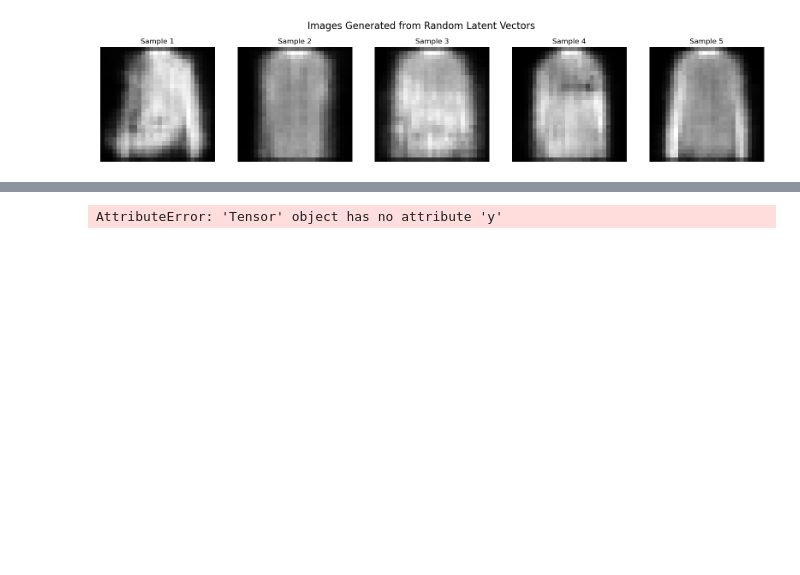
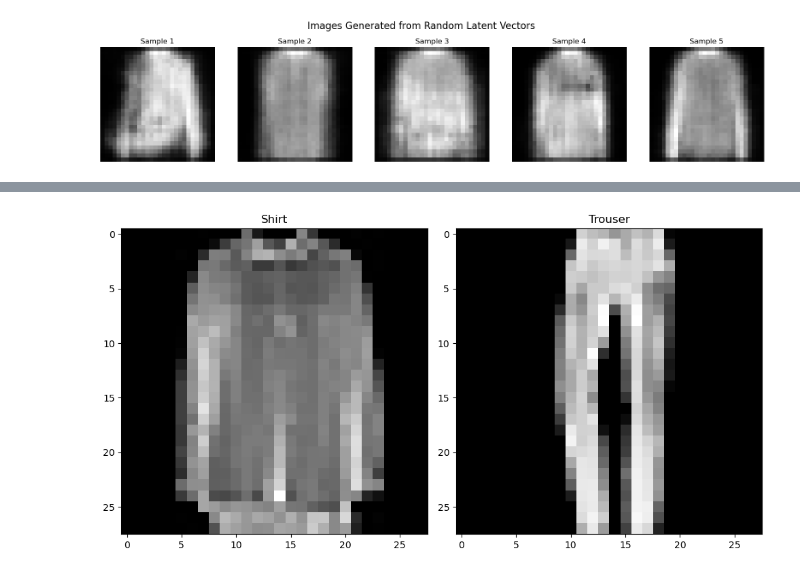
Before and after one commit to NatPath/Deep_learning_technion, a Jupyter notebook: Project - Autodecoder/AD_project_part2_guassian.ipynb, the cells around one changed output, grey strips where cells are left out. Cells and saved outputs as stored; diff of their text form; code cells hidden in the pictures; blank space fills up the shorter version.

```diff
--- a/Project - Autodecoder/AD_project_part2_guassian.ipynb
+++ b/Project - Autodecoder/AD_project_part2_guassian.ipynb
@@ -200,2 +151,0 @@ AttributeError: 'VariationalAutoDecoder' object has no attribute 'encode'
-# %%
-test_ds = test_ds.data
@@ -243,43 +152,16 @@ TypeError: Invalid shape () for image data
-# %%
-# Pick 2 samples from the test set that are from different classes
-class_0_idx = next(idx for idx, (_, sample) in enumerate(test_ds) if sample.y == 0)
-class_1_idx = next(idx for idx, (_, sample) in enumerate(test_ds) if sample.y == 1)
-
-# Get the images and labels
-img1, label1 = test_ds[class_0_idx]
-img2, label2 = test_ds[class_1_idx]
-
-# Generate latent vectors for each sample
-vad.eval()
-with torch.no_grad():
-    z1 = vad.encode(img1.unsqueeze(0).to(device))
-    z2 = vad.encode(img2.unsqueeze(0).to(device))
-
-# Calculate 5 evenly spaced linear interpolations
-num_steps = 7  # 5 interpolations + 2 original vectors
-interpolations = torch.zeros(num_steps, latent_dim, device=device)
-for i in range(num_steps):
-    alpha = i / (num_steps - 1)
-    interpolations[i] = (1 - alpha) * z1 + alpha * z2
-
-# Decode the original vectors and their interpolations
-with torch.no_grad():
-    decoded_images = vad.decode(interpolations)
-
-# Plot the results
-fig, axes = plt.subplots(1, num_steps, figsize=(20, 4))
-for i in range(num_steps):
-    axes[i].imshow(decoded_images[i].squeeze().cpu(), cmap='gray')
-    axes[i].axis('off')
-    if i == 0:
-        axes[i].set_title(f'Class {label1}')
-    elif i == num_steps - 1:
-        axes[i].set_title(f'Class {label2}')
-    else:
-        axes[i].set_title(f'Interp {i}')
-
-plt.tight_layout()
-plt.suptitle('Interpolation between Two Different Classes in Latent Space', fontsize=16)
-plt.show()
-# %% [output]
-AttributeError: 'Tensor' object has no attribute 'y'
+# %%
+sample_trouser = test_ds[1][1]
+sample_shirt = test_ds[7][1]
+# %%
+# plot the samples with titles shirt and trouser
+plt.figure(figsize=(10, 5))
+plt.subplot(1, 2, 1)
+plt.imshow(sample_shirt[:,:].squeeze(), cmap='gray')
+plt.title('Shirt')
+plt.subplot(1, 2, 2)
+plt.imshow(sample_trouser[:,:].squeeze(), cmap='gray')
+plt.title('Trouser')
+plt.tight_layout()
+plt.show()
+# %% [output]
+[figure, added]
```
Also changed, not shown: parts of 4 cells of this notebook, 4 other files.
